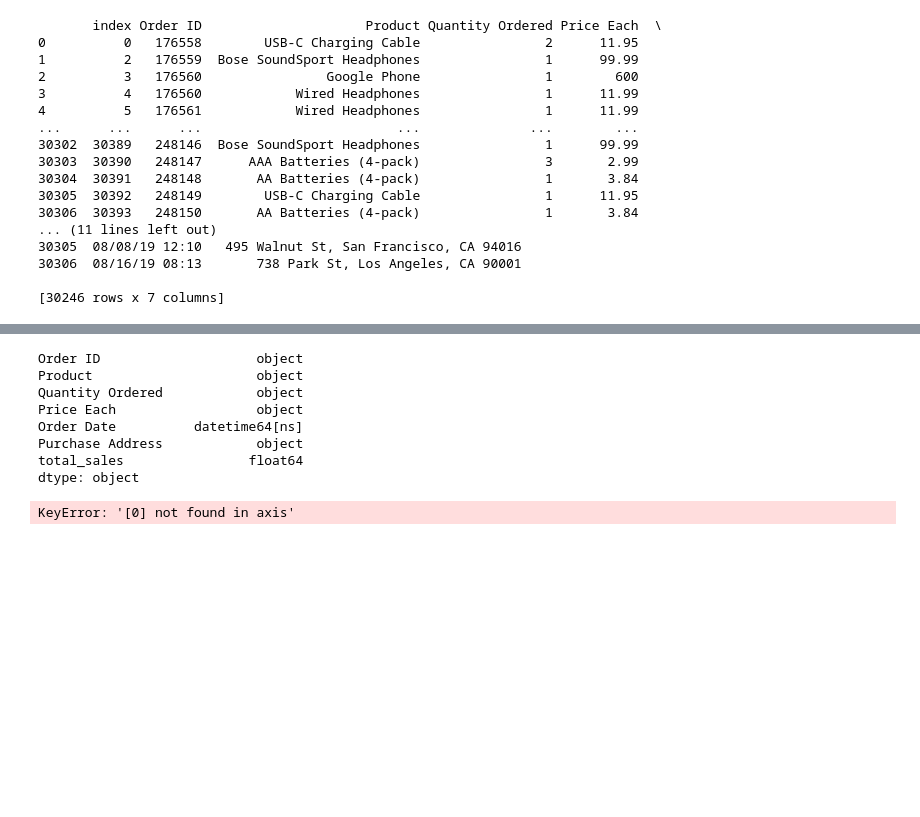
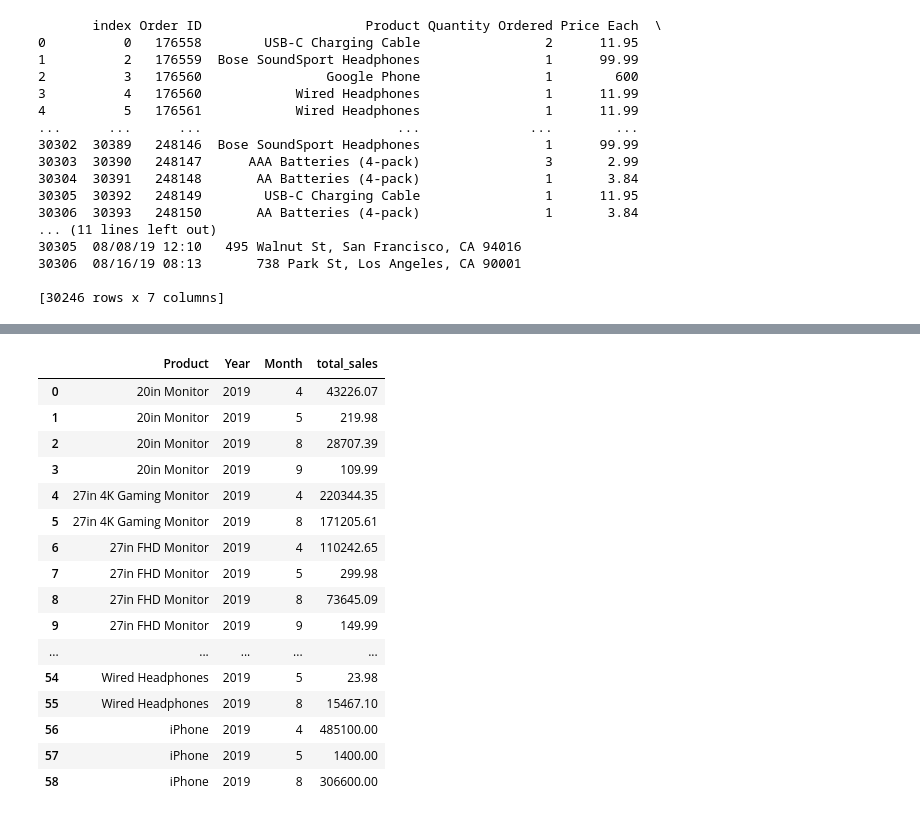
Before and after one commit to knixk/Python-Programs, a Jupyter notebook: notebooks/ETL.ipynb, the cells around one changed output, grey strips where cells are left out. Drawn from its saved outputs; the diff is of its cells as text; code cells hidden in the pictures; blank space fills up the shorter version.

```diff
--- a/notebooks/ETL.ipynb
+++ b/notebooks/ETL.ipynb
@@ -112,21 +112,0 @@ cleaned['Order Date'] = dates
-# %%
-cleaned.dtypes
-# %% [output]
-Order ID                    object
-Product                     object
-Quantity Ordered            object
-Price Each                  object
-Order Date          datetime64[ns]
-Purchase Address            object
-total_sales                float64
-dtype: object
-# %%
-frame = pd.to_datetime(dates, dayfirst = True)
-frame = pd.DataFrame([frame]).transpose()
-frame['date']= frame
-frame['month']= frame['date'].dt.month
-frame.drop(0, axis = 1, inplace = True)
-
-frame
-# %% [output]
-KeyError: '[0] not found in axis'
@@ -133,3 +117,28 @@ KeyError: '[0] not found in axis'
+# %%
+cleaned['Month'] = dates.dt.month
+cleaned['Year'] = dates.dt.year
+# %%
+monthly_sales = cleaned.groupby(['Product', 'Year', 'Month'])['total_sales'].sum().reset_index()
+total_sales_by_product = pd.DataFrame(monthly_sales)
+total_sales_by_product
+# %% [output]
+|  | Product | Year | Month | total_sales |
+| 0 | 20in Monitor | 2019 | 4 | 43226.07 |
+| 1 | 20in Monitor | 2019 | 5 | 219.98 |
+| 2 | 20in Monitor | 2019 | 8 | 28707.39 |
+| 3 | 20in Monitor | 2019 | 9 | 109.99 |
+| 4 | 27in 4K Gaming Monitor | 2019 | 4 | 220344.35 |
+| 5 | 27in 4K Gaming Monitor | 2019 | 8 | 171205.61 |
+| 6 | 27in FHD Monitor | 2019 | 4 | 110242.65 |
+| 7 | 27in FHD Monitor | 2019 | 5 | 299.98 |
+| 8 | 27in FHD Monitor | 2019 | 8 | 73645.09 |
+| 9 | 27in FHD Monitor | 2019 | 9 | 149.99 |
+| ... | ... | ... | ... | ... |
+| 54 | Wired Headphones | 2019 | 5 | 23.98 |
+| 55 | Wired Headphones | 2019 | 8 | 15467.10 |
+| 56 | iPhone | 2019 | 4 | 485100.00 |
+| 57 | iPhone | 2019 | 5 | 1400.00 |
+| 58 | iPhone | 2019 | 8 | 306600.00 |
 # %%
 # saving the file in the same working directory
 cleaned.to_csv('cleaned_data.csv')
```
Also changed, not shown: parts of 4 cells of this notebook.
